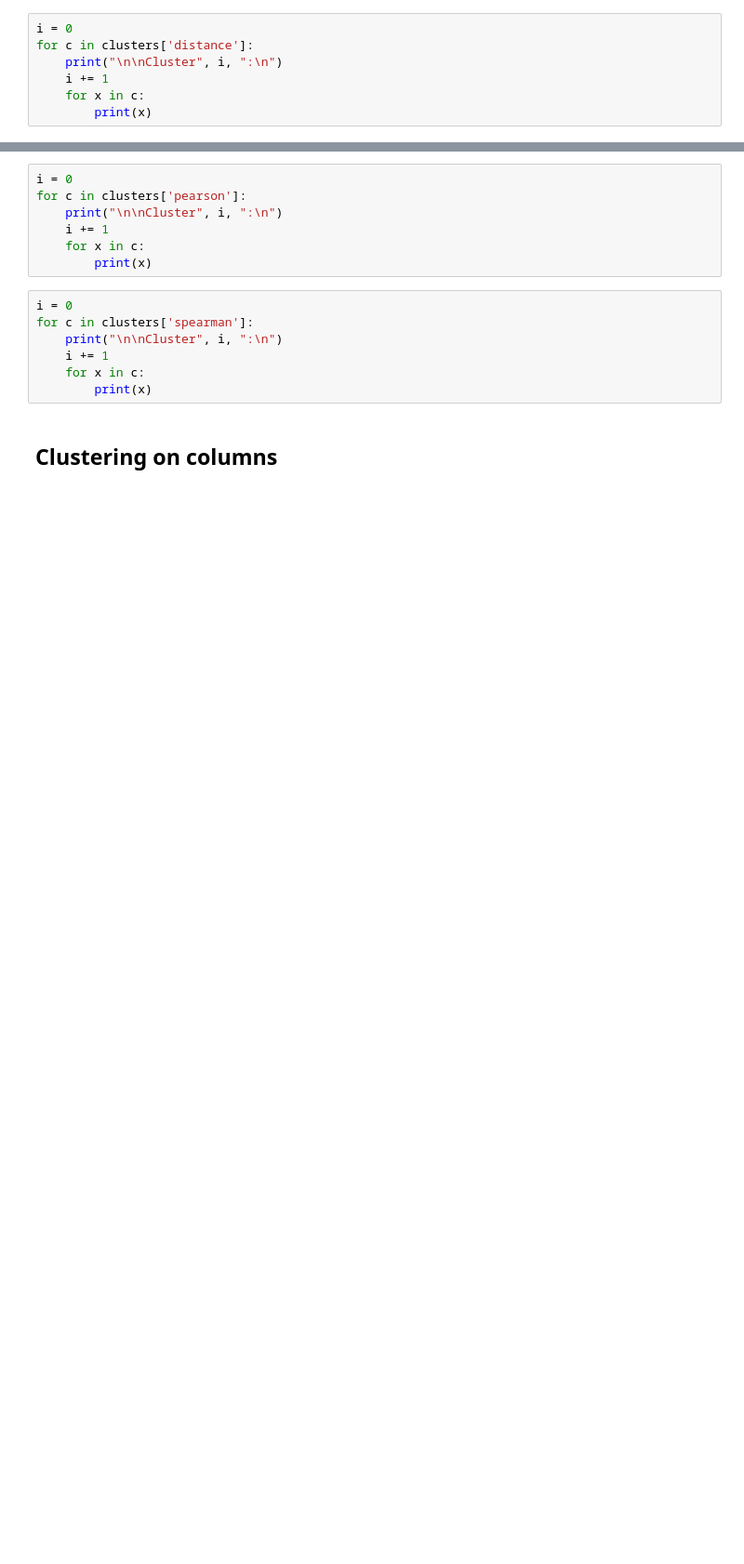
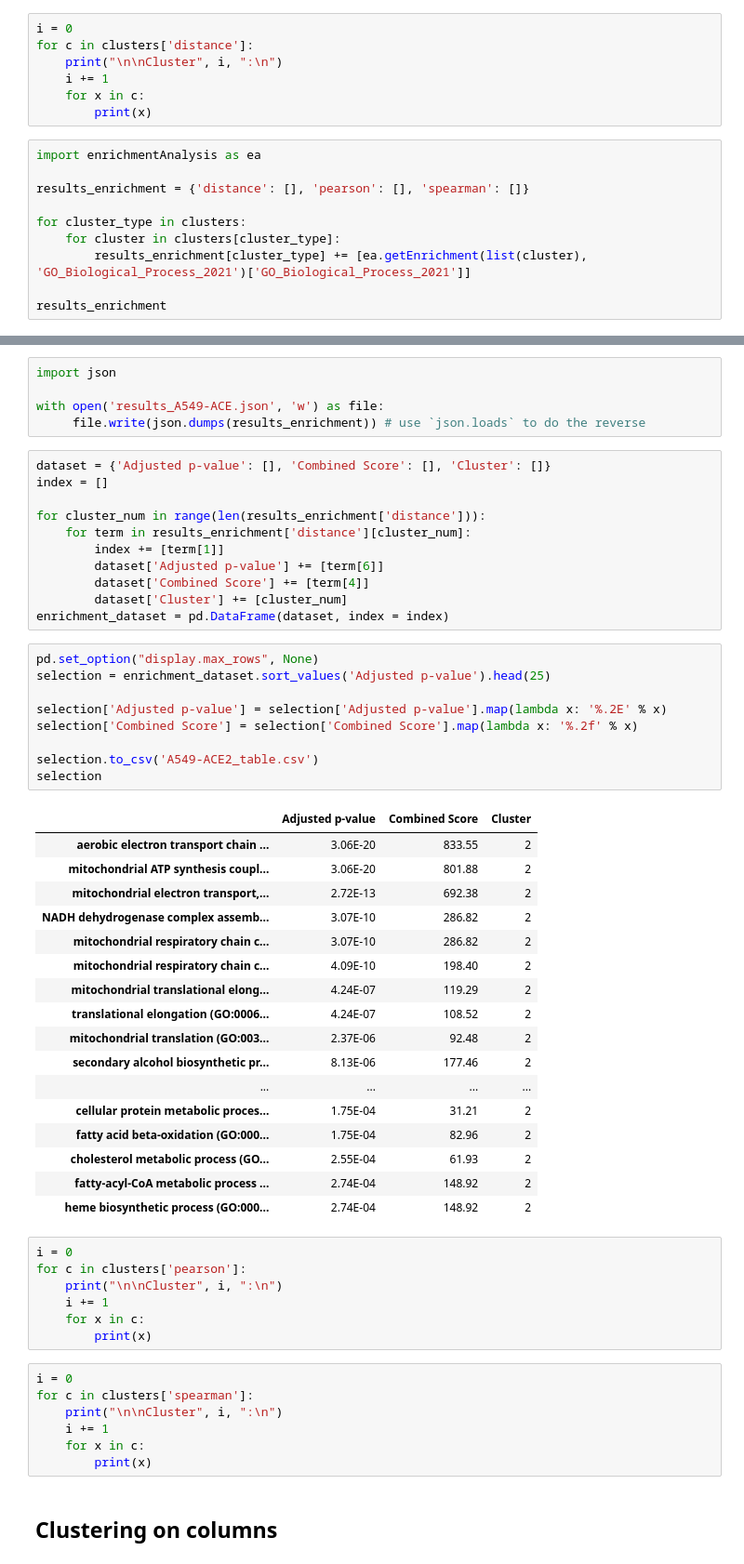
Before and after one commit to PRodrigues98/Analysis-of-regulatory-response-to-SARS-CoV-2-infection, a Jupyter notebook: Clustering/Clustering_A549-ACE.ipynb, the cells around one changed output, grey strips where cells are left out. Shown at 93% size. Drawn from its saved outputs; the diff is of its cells as text; blank space fills up the shorter version.

```diff
--- a/Clustering/Clustering_A549-ACE.ipynb
+++ b/Clustering/Clustering_A549-ACE.ipynb
@@ -88,3 +91,13 @@ for c in clusters['distance']:
     i += 1
     for x in c:
         print(x)
+# %%
+import enrichmentAnalysis as ea
+
+results_enrichment = {'distance': [], 'pearson': [], 'spearman': []}
+
+for cluster_type in clusters:
+    for cluster in clusters[cluster_type]:
+        results_enrichment[cluster_type] += [ea.getEnrichment(list(cluster), 'GO_Biological_Process_2021')['GO_Biological_Process_2021']]
+
+results_enrichment
@@ -91,3 +131,46 @@ for c in clusters['distance']:
+# %%
+import json
+
+with open('results_A549-ACE.json', 'w') as file:
+     file.write(json.dumps(results_enrichment)) # use `json.loads` to do the reverse
+# %%
+dataset = {'Adjusted p-value': [], 'Combined Score': [], 'Cluster': []}
+index = []
+
+for cluster_num in range(len(results_enrichment['distance'])):
+    for term in results_enrichment['distance'][cluster_num]:
+        index += [term[1]]
+        dataset['Adjusted p-value'] += [term[6]]
+        dataset['Combined Score'] += [term[4]]
+        dataset['Cluster'] += [cluster_num]
+enrichment_dataset = pd.DataFrame(dataset, index = index)
+# %%
+pd.set_option("display.max_rows", None)
+selection = enrichment_dataset.sort_values('Adjusted p-value').head(25)
+
+selection['Adjusted p-value'] = selection['Adjusted p-value'].map(lambda x: '%.2E' % x)
+selection['Combined Score'] = selection['Combined Score'].map(lambda x: '%.2f' % x)
+
+selection.to_csv('A549-ACE2_table.csv')
+selection
+# %% [output]
+|  | Adjusted p-value | Combined Score | Cluster |
+| aerobic electron transport chain ... | 3.06E-20 | 833.55 | 2 |
+| mitochondrial ATP synthesis coupl... | 3.06E-20 | 801.88 | 2 |
+| mitochondrial electron transport,... | 2.72E-13 | 692.38 | 2 |
+| NADH dehydrogenase complex assemb... | 3.07E-10 | 286.82 | 2 |
+| mitochondrial respiratory chain c... | 3.07E-10 | 286.82 | 2 |
+| mitochondrial respiratory chain c... | 4.09E-10 | 198.40 | 2 |
+| mitochondrial translational elong... | 4.24E-07 | 119.29 | 2 |
+| translational elongation (GO:0006... | 4.24E-07 | 108.52 | 2 |
+| mitochondrial translation (GO:003... | 2.37E-06 | 92.48 | 2 |
+| secondary alcohol biosynthetic pr... | 8.13E-06 | 177.46 | 2 |
+| ... | ... | ... | ... |
+| cellular protein metabolic proces... | 1.75E-04 | 31.21 | 2 |
+| fatty acid beta-oxidation (GO:000... | 1.75E-04 | 82.96 | 2 |
+| cholesterol metabolic process (GO... | 2.55E-04 | 61.93 | 2 |
+| fatty-acyl-CoA metabolic process ... | 2.74E-04 | 148.92 | 2 |
+| heme biosynthetic process (GO:000... | 2.74E-04 | 148.92 | 2 |
 # %%
 i = 0
 for c in clusters['pearson']:
```
Also changed, not shown: parts of 11 cells of this notebook, 23 other files.
